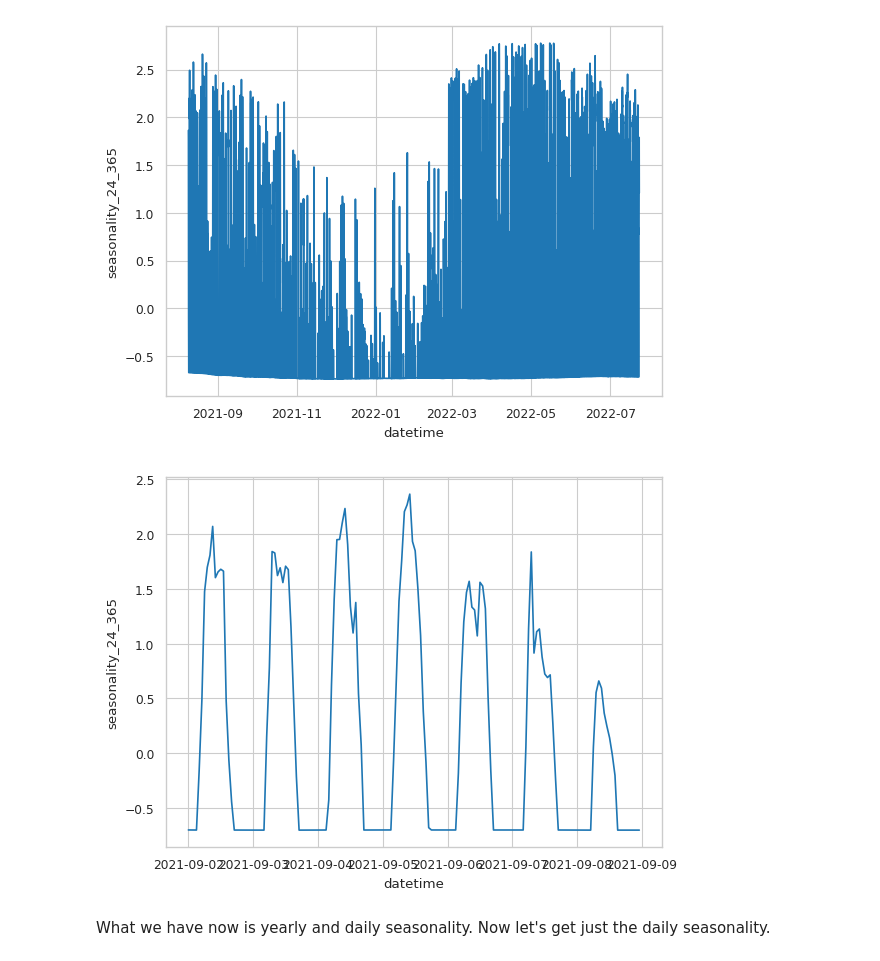
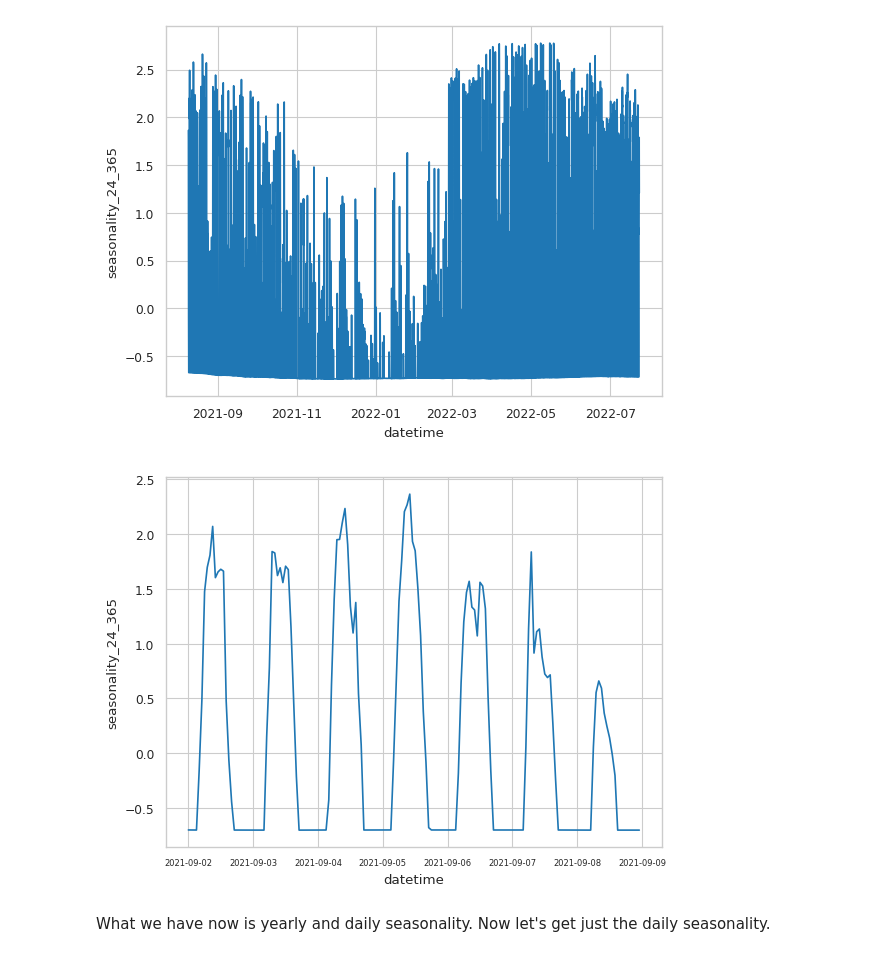
Before and after one commit to kacperfin/energy-data-science, a Jupyter notebook: analysis.ipynb, the cells around one changed output. Drawn from its saved outputs; the diff is of its cells as text; code cells hidden in the pictures.

```diff
--- a/analysis.ipynb
+++ b/analysis.ipynb
@@ -414,11 +416,12 @@ plt.show()
 # %%
 sns.lineplot(df['2021-09-01':'2021-09-08'], x='datetime', y='seasonality_24_365')
 
+plt.xticks(fontsize=6)
 plt.savefig('charts/decomp_3')
 
 plt.show()
 # %% [output]
-[figure, old version]
+[figure, new version]
 # %% [markdown]
 What we have now is yearly and daily seasonality. Now let's get just the daily seasonality.
 # %%
```
Also changed, not shown: parts of 1 cell of this notebook.
